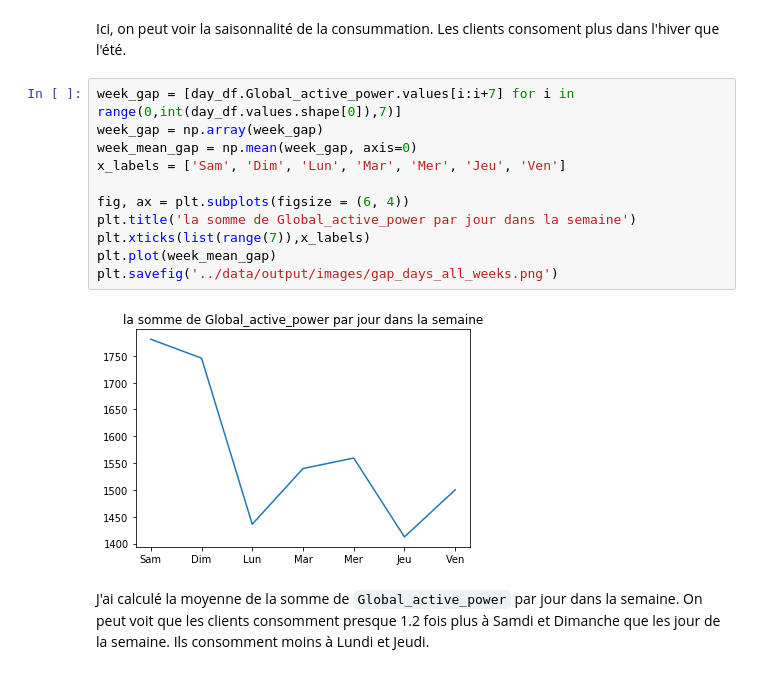
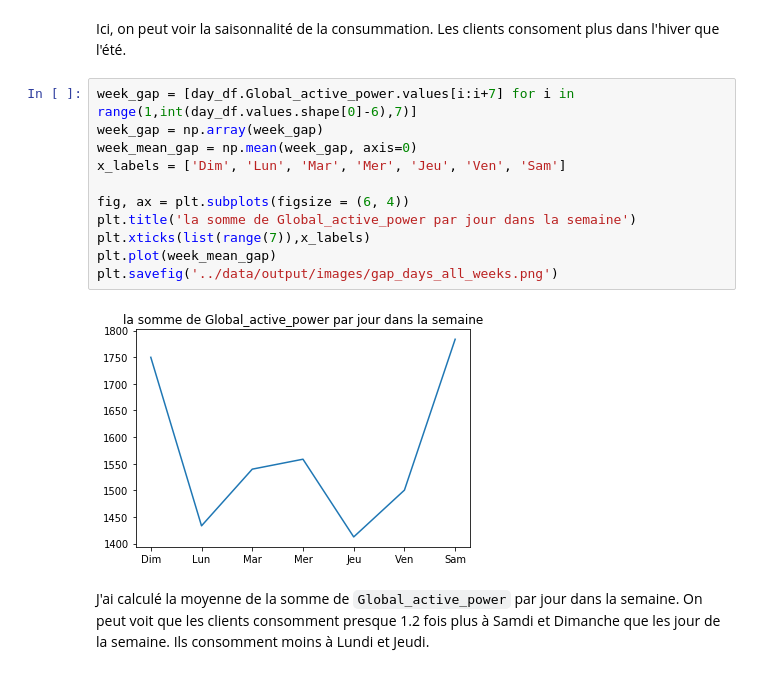
Before and after one commit to EnzoSeason/household_power_consumption, a Jupyter notebook: notebooks/Visualisation_donnees.ipynb, the cells around one changed output. Drawn from its saved outputs; the diff is of its cells as text.

```diff
--- a/notebooks/Visualisation_donnees.ipynb
+++ b/notebooks/Visualisation_donnees.ipynb
@@ -54,18 +54,18 @@ ax.figure.savefig('../data/output/images/gap_days_all_years.png')
 # %% [markdown]
 Ici, on peut voir la saisonnalité de la consummation. Les clients consoment plus dans l'hiver que l'été.
 # %%
-week_gap = [day_df.Global_active_power.values[i:i+7] for i in range(0,int(day_df.values.shape[0]),7)]
+week_gap = [day_df.Global_active_power.values[i:i+7] for i in range(1,int(day_df.values.shape[0]-6),7)]
 week_gap = np.array(week_gap)
 week_mean_gap = np.mean(week_gap, axis=0)
-x_labels = ['Sam', 'Dim', 'Lun', 'Mar', 'Mer', 'Jeu', 'Ven']
+x_labels = ['Dim', 'Lun', 'Mar', 'Mer', 'Jeu', 'Ven', 'Sam']
 
 fig, ax = plt.subplots(figsize = (6, 4))
 plt.title('la somme de Global_active_power par jour dans la semaine')
 plt.xticks(list(range(7)),x_labels)
 plt.plot(week_mean_gap)
 plt.savefig('../data/output/images/gap_days_all_weeks.png')
 # %% [output]
-[figure, old version]
+[figure, new version]
 # %% [markdown]
 J'ai calculé la moyenne de la somme de `Global_active_power` par jour dans la semaine. On peut voit que les clients consomment presque 1.2 fois plus à Samdi et Dimanche que les jour de la semaine. Ils consomment moins à Lundi et Jeudi.
 # %% [markdown]
```
Also changed, not shown: 4 other files.
